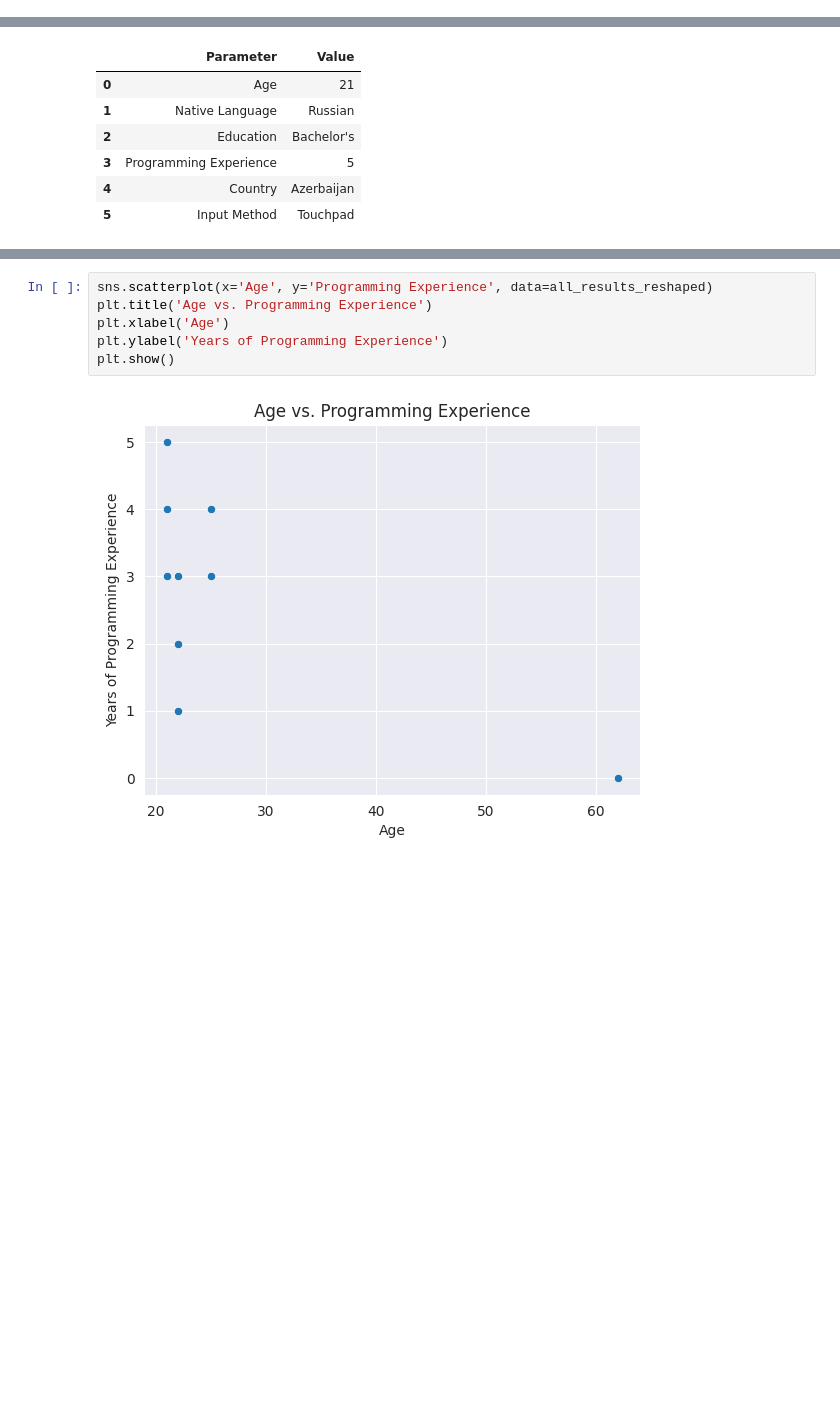
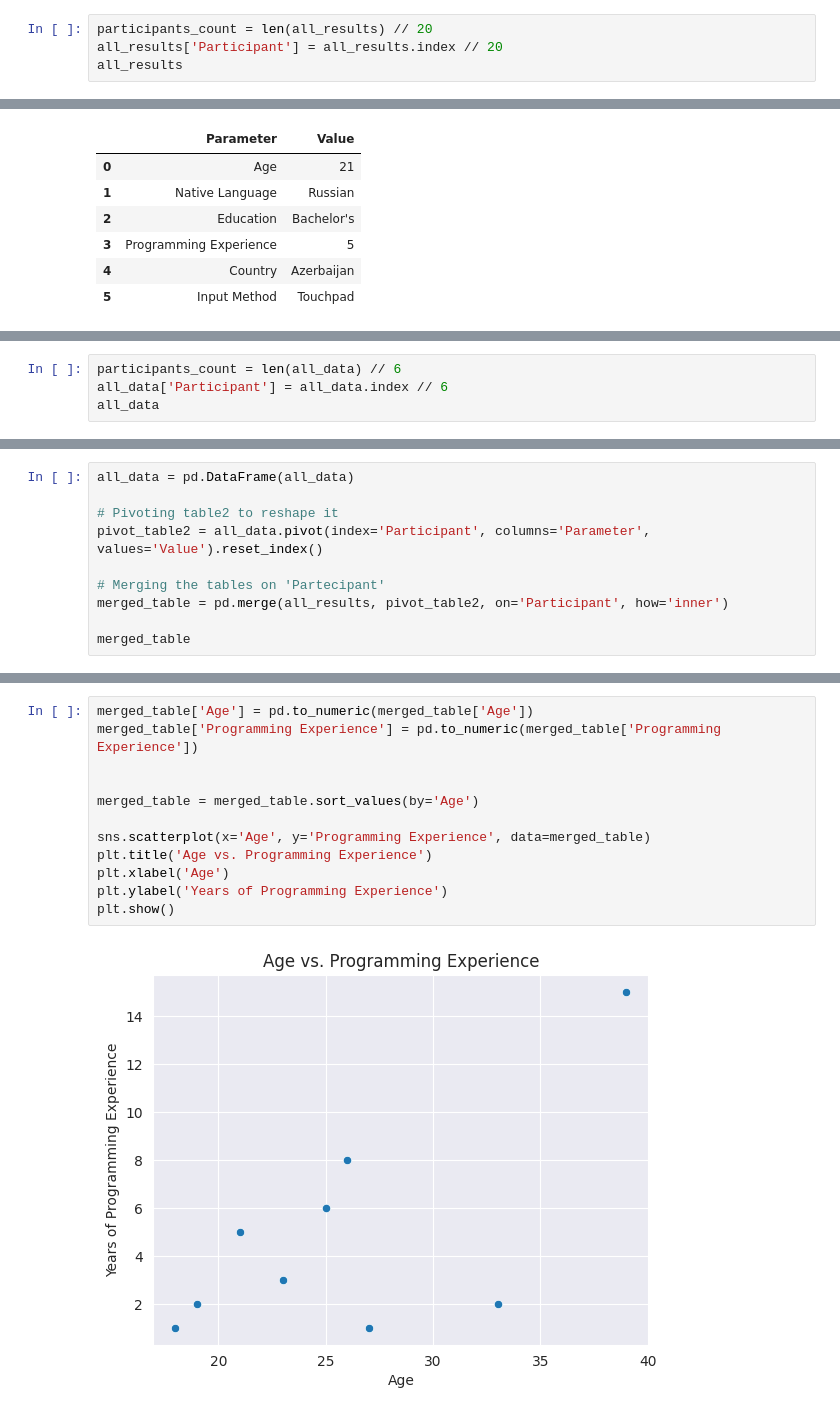
Before and after one commit to poladbachs/Exevalon, a Jupyter notebook: experimentation_2_BB/data.ipynb, the cells around one changed output, grey strips where cells are left out. Drawn from its saved outputs; the diff is of its cells as text; blank space fills up the shorter version.

```diff
--- a/experimentation_2_BB/data.ipynb
+++ b/experimentation_2_BB/data.ipynb
@@ -86,3 +76,7 @@ result0
 | 17 | 17 | right-left | True | 3000 |
 | 18 | 18 | mergeSort | True | 2867 |
 | 19 | 19 | linkedList | True | 2016 |
+# %%
+participants_count = len(all_results) // 20
+all_results['Participant'] = all_results.index // 20
+all_results
@@ -142,0 +107,4 @@ KeyError: 'Task Index'
+# %%
+participants_count = len(all_data) // 6
+all_data['Participant'] = all_data.index // 6
+all_data
@@ -142,0 +129,10 @@ KeyError: 'Task Index'
+# %%
+all_data = pd.DataFrame(all_data)
+
+# Pivoting table2 to reshape it
+pivot_table2 = all_data.pivot(index='Participant', columns='Parameter', values='Value').reset_index()
+
+# Merging the tables on 'Partecipant'
+merged_table = pd.merge(all_results, pivot_table2, on='Participant', how='inner')
+
+merged_table
@@ -224,8 +261,14 @@ Kebab Case Data Summary:
 # %%
-sns.scatterplot(x='Age', y='Programming Experience', data=all_results_reshaped)
+merged_table['Age'] = pd.to_numeric(merged_table['Age'])
+merged_table['Programming Experience'] = pd.to_numeric(merged_table['Programming Experience'])
+
+
+merged_table = merged_table.sort_values(by='Age')
+
+sns.scatterplot(x='Age', y='Programming Experience', data=merged_table)
 plt.title('Age vs. Programming Experience')
 plt.xlabel('Age')
 plt.ylabel('Years of Programming Experience')
 plt.show()
 # %% [output]
-[figure, old version]
+[figure, new version]
```
Also changed, not shown: parts of 16 cells of this notebook.
